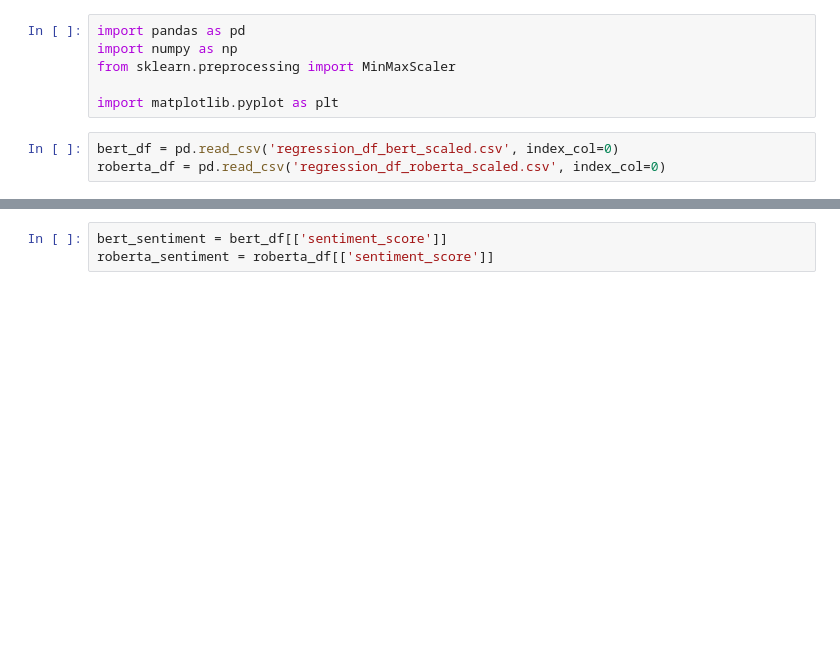
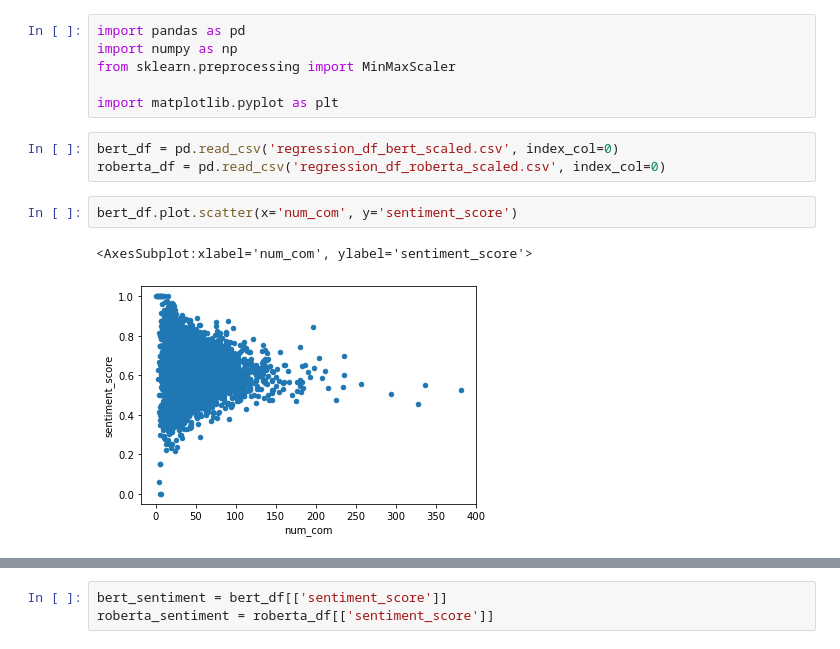
Before and after one commit to francisypeng/car_sentiment, a Jupyter notebook: compare_sentiment.ipynb, the cells around one changed output, grey strips where cells are left out. Cells and saved outputs as stored; diff of their text form; blank space fills up the shorter version.

```diff
--- a/compare_sentiment.ipynb
+++ b/compare_sentiment.ipynb
@@ -7,3 +7,8 @@ import matplotlib.pyplot as plt
 # %%
 bert_df = pd.read_csv('regression_df_bert_scaled.csv', index_col=0)
 roberta_df = pd.read_csv('regression_df_roberta_scaled.csv', index_col=0)
+# %%
+bert_df.plot.scatter(x='num_com', y='sentiment_score')
+# %% [output]
+<AxesSubplot:xlabel='num_com', ylabel='sentiment_score'>
+[figure, added]
```
Also changed, not shown: parts of 12 cells of this notebook.
